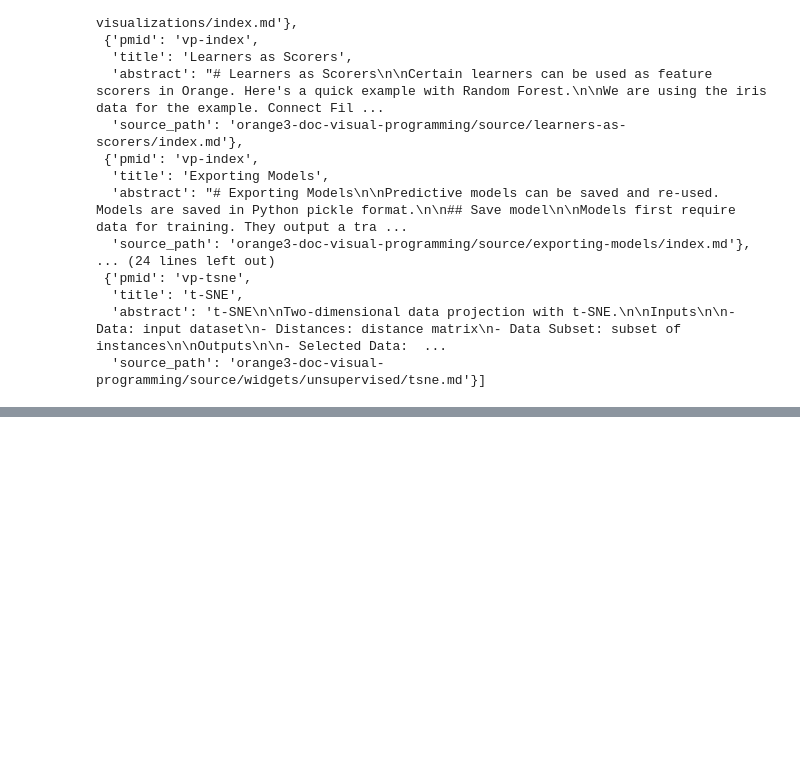
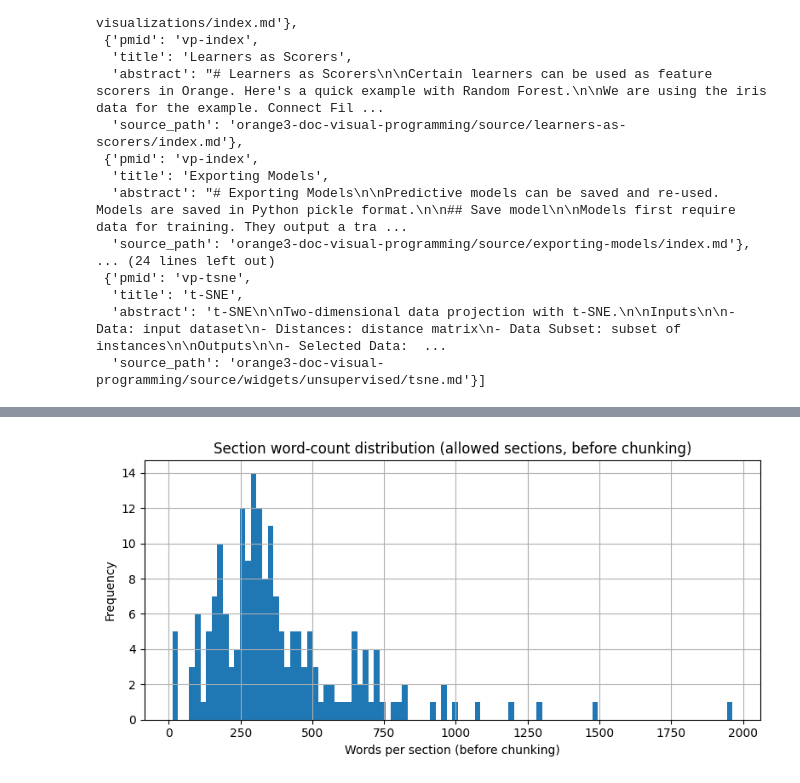
Before and after one commit to fulaibaowang/RAG-orange, a Jupyter notebook: notebooks/chunk-documentation.ipynb, the cells around one changed output, grey strips where cells are left out. Saved outputs shown, nothing was run; the diff lists cells and outputs as text; code cells hidden in the pictures; blank space fills up the shorter version.

```diff
--- a/notebooks/chunk-documentation.ipynb
+++ b/notebooks/chunk-documentation.ipynb
@@ -563,0 +599,14 @@ Number of chunks: 2
+# %%
+# Histogram of section word counts BEFORE chunking (allowed sections)
+
+allowed_df["section_word_count"] = allowed_df["cleaned"].str.split().str.len()
+
+plt.figure(figsize=(8, 4))
+allowed_df["section_word_count"].hist(bins=100)
+plt.xlabel("Words per section (before chunking)")
+plt.ylabel("Frequency")
+plt.title("Section word-count distribution (allowed sections, before chunking)")
+plt.tight_layout()
+plt.show()
+# %% [output]
+[figure, added]
```
Also changed, not shown: parts of 8 cells of this notebook, 3 other files.
